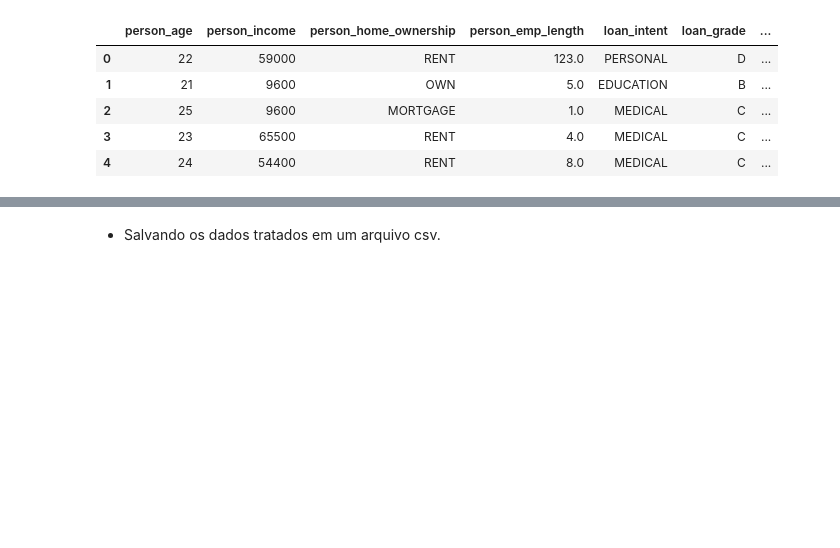
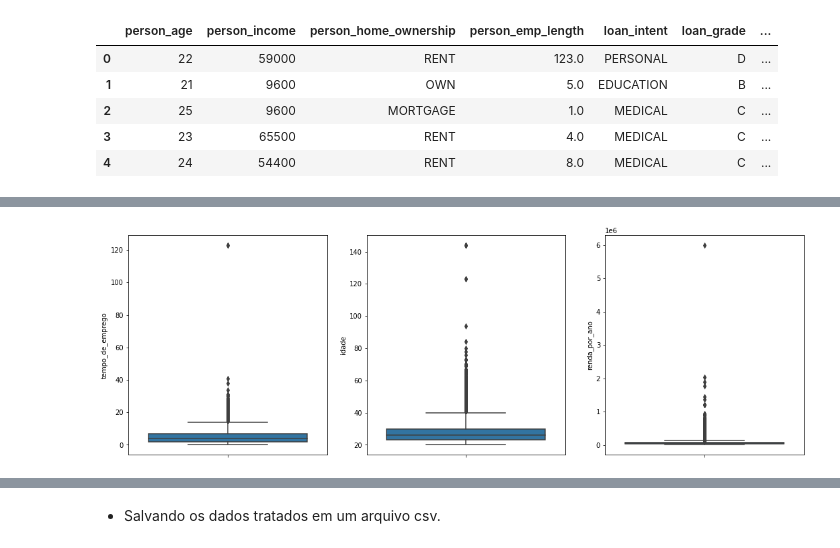
Before and after one commit to robertferro/analisando_risco_credito, a Jupyter notebook: 1- Tratamento de dados (ETL)/risco_de_credito_tratamento_de_dados.ipynb, the cells around one changed output, grey strips where cells are left out. Drawn from its saved outputs; the diff is of its cells as text; code cells hidden in the pictures; blank space fills up the shorter version.

```diff
--- a/1- Tratamento de dados (ETL)/risco_de_credito_tratamento_de_dados.ipynb
+++ b/1- Tratamento de dados (ETL)/risco_de_credito_tratamento_de_dados.ipynb
@@ -63,0 +155,8 @@ df.head()
+# %%
+fig, ax = plt.subplots(1,3, figsize=(18,6))
+
+sns.boxplot(y=df['tempo_de_emprego'],ax=ax[0]);
+sns.boxplot(y=df['idade'],ax=ax[1]);
+sns.boxplot(y=df['renda_por_ano'],ax=ax[2]);
+# %% [output]
+[figure, added]
```
Also changed, not shown: parts of 53 cells of this notebook.
